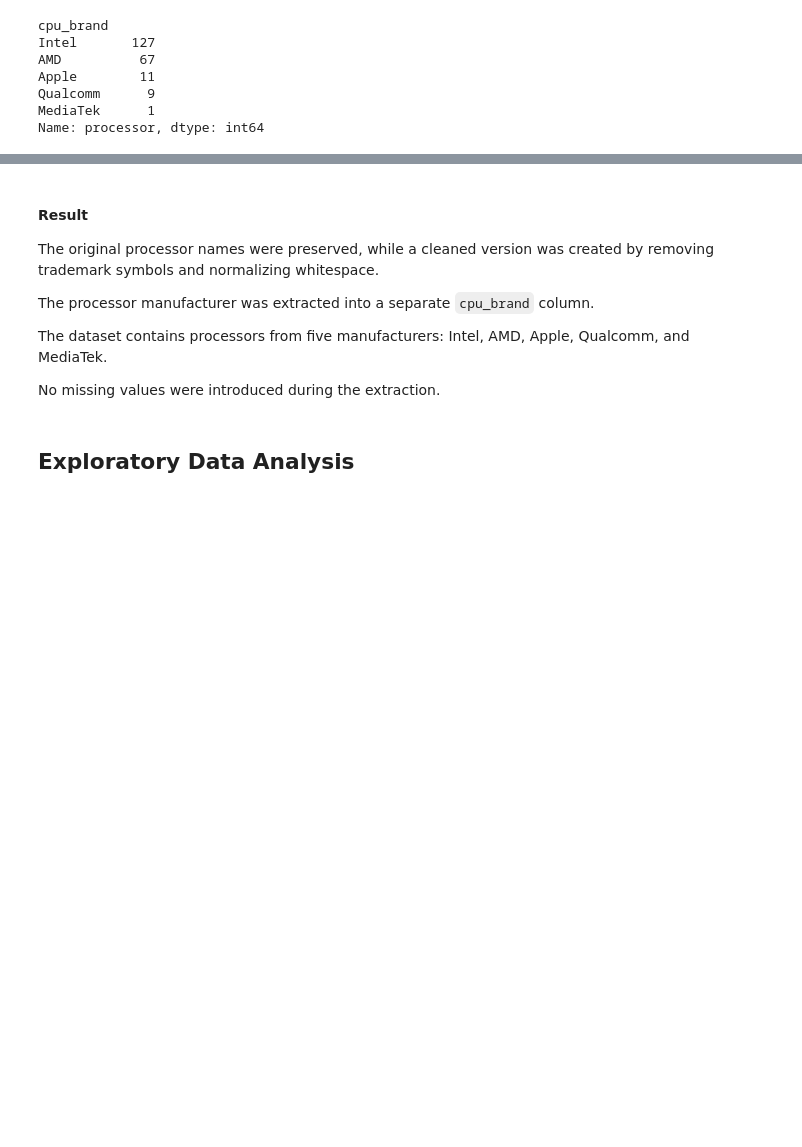
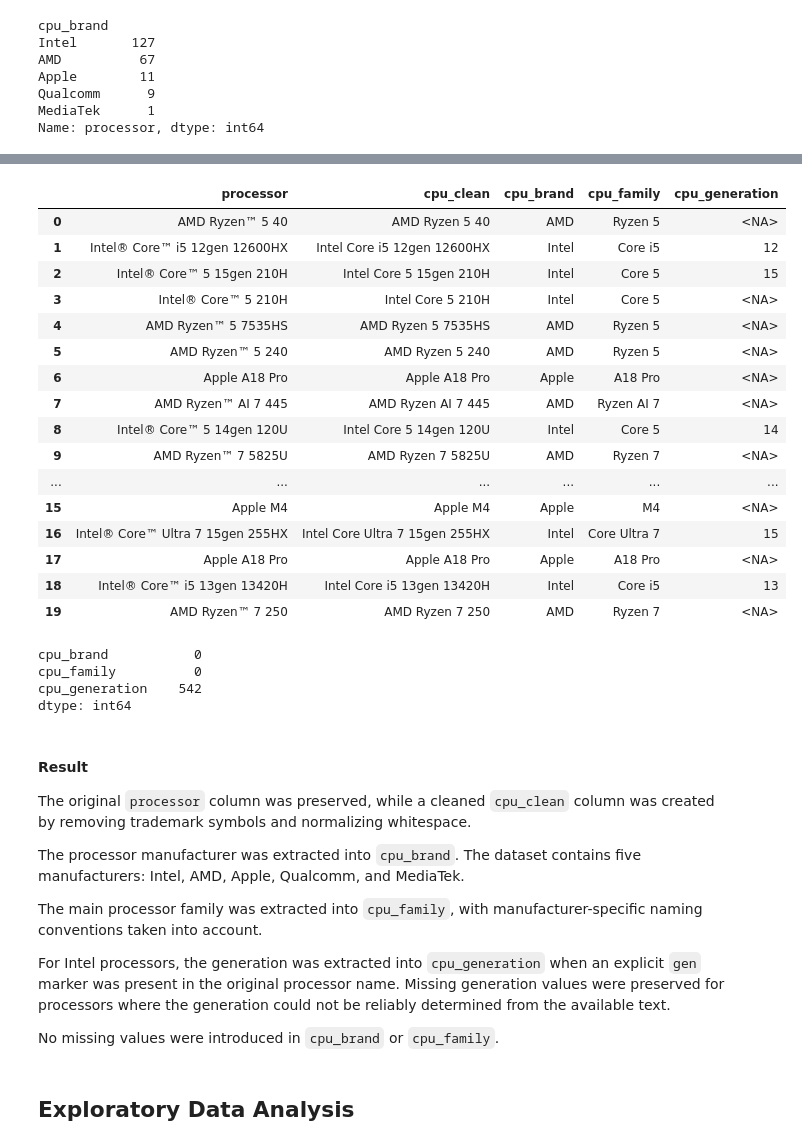
Before and after one commit to rishchuk/laptop-analysis, a Jupyter notebook: laptop_analysis.ipynb, the cells around one changed output, grey strips where cells are left out. Cells and saved outputs as stored; diff of their text form; code cells hidden in the pictures; blank space fills up the shorter version.

Commit message:
Extract CPU brand family and generation

```diff
--- a/laptop_analysis.ipynb
+++ b/laptop_analysis.ipynb
@@ -979,0 +1253,7 @@ Name: processor, dtype: int64
+# %%
+apple_mask = df["cpu_brand"] == "Apple"
+
+df.loc[apple_mask, "cpu_family"] = (
+    df.loc[apple_mask, "cpu_clean"]
+    .str.replace("Apple ", "", regex=False)
+)
@@ -979,0 +1278,9 @@ Name: processor, dtype: int64
+# %%
+qualcomm_mask = df["cpu_brand"] == "Qualcomm"
+
+df.loc[qualcomm_mask, "cpu_family"] = (
+    df.loc[qualcomm_mask, "cpu_clean"]
+    .str.extract(
+        r"(Snapdragon X2 Elite Extreme|Snapdragon X2 Elite|Snapdragon X Elite|Snapdragon X Plus|Snapdragon X)"
+    )[0]
+)
@@ -979,0 +1299,7 @@ Name: processor, dtype: int64
+# %%
+mediatek_mask = df["cpu_brand"] == "MediaTek"
+
+df.loc[mediatek_mask, "cpu_family"] = (
+    df.loc[mediatek_mask, "cpu_clean"]
+    .str.replace("MediaTek ", "", regex=False)
+)
@@ -979,0 +1347,8 @@ Name: processor, dtype: int64
+# %%
+df["cpu_generation"] = pd.Series(pd.NA, index=df.index, dtype="Int64")
+
+df.loc[intel_mask, "cpu_generation"] = (
+    df.loc[intel_mask, "cpu_clean"]
+    .str.extract(r"(\d+)(?=gen)")[0]
+    .astype("Int64")
+)
@@ -980,13 +1392,42 @@ Name: processor, dtype: int64
+# %%
+df[["processor", "cpu_clean", "cpu_brand", "cpu_family", "cpu_generation"]].head(20)
+# %% [output]
+|  | processor | cpu_clean | cpu_brand | cpu_family | cpu_generation |
+| 0 | AMD Ryzen™ 5 40 | AMD Ryzen 5 40 | AMD | Ryzen 5 | <NA> |
+| 1 | Intel® Core™ i5 12gen 12600HX | Intel Core i5 12gen 12600HX | Intel | Core i5 | 12 |
+| 2 | Intel® Core™ 5 15gen 210H | Intel Core 5 15gen 210H | Intel | Core 5 | 15 |
+| 3 | Intel® Core™ 5 210H | Intel Core 5 210H | Intel | Core 5 | <NA> |
+| 4 | AMD Ryzen™ 5 7535HS | AMD Ryzen 5 7535HS | AMD | Ryzen 5 | <NA> |
+| 5 | AMD Ryzen™ 5 240 | AMD Ryzen 5 240 | AMD | Ryzen 5 | <NA> |
+| 6 | Apple A18 Pro | Apple A18 Pro | Apple | A18 Pro | <NA> |
+| 7 | AMD Ryzen™ AI 7 445 | AMD Ryzen AI 7 445 | AMD | Ryzen AI 7 | <NA> |
+| 8 | Intel® Core™ 5 14gen 120U | Intel Core 5 14gen 120U | Intel | Core 5 | 14 |
+| 9 | AMD Ryzen™ 7 5825U | AMD Ryzen 7 5825U | AMD | Ryzen 7 | <NA> |
+| ... | ... | ... | ... | ... | ... |
+| 15 | Apple M4 | Apple M4 | Apple | M4 | <NA> |
+| 16 | Intel® Core™ Ultra 7 15gen 255HX | Intel Core Ultra 7 15gen 255HX | Intel | Core Ultra 7 | 15 |
+| 17 | Apple A18 Pro | Apple A18 Pro | Apple | A18 Pro | <NA> |
+| 18 | Intel® Core™ i5 13gen 13420H | Intel Core i5 13gen 13420H | Intel | Core i5 | 13 |
+| 19 | AMD Ryzen™ 7 250 | AMD Ryzen 7 250 | AMD | Ryzen 7 | <NA> |
+# %%
+df[["cpu_brand", "cpu_family", "cpu_generation"]].isna().sum()
+# %% [output]
+cpu_brand           0
+cpu_family          0
+cpu_generation    542
+dtype: int64
 # %% [markdown]
 #### Result
 
-The original processor names were preserved, while a cleaned version was created by removing trademark symbols and normalizing whitespace.
+The original `processor` column was preserved, while a cleaned `cpu_clean` column was created by removing trademark symbols and normalizing whitespace.
 
-The processor manufacturer was extracted into a separate `cpu_brand` column.
+The processor manufacturer was extracted into `cpu_brand`. The dataset contains five manufacturers: Intel, AMD, Apple, Qualcomm, and MediaTek.
 
-The dataset contains processors from five manufacturers: Intel, AMD, Apple, Qualcomm, and MediaTek.
+The main processor family was extracted into `cpu_family`, with manufacturer-specific naming conventions taken into account.
 
-No missing values were introduced during the extraction.
+For Intel processors, the generation was extracted into `cpu_generation` when an explicit `gen` marker was present in the original processor name. Missing generation values were preserved for processors where the generation could not be reliably determined from the available text.
+
+No missing values were introduced in `cpu_brand` or `cpu_family`.
 # %% [markdown]
 ## Exploratory Data Analysis
 # %%
```
Also changed, not shown: parts of 35 cells of this notebook.
